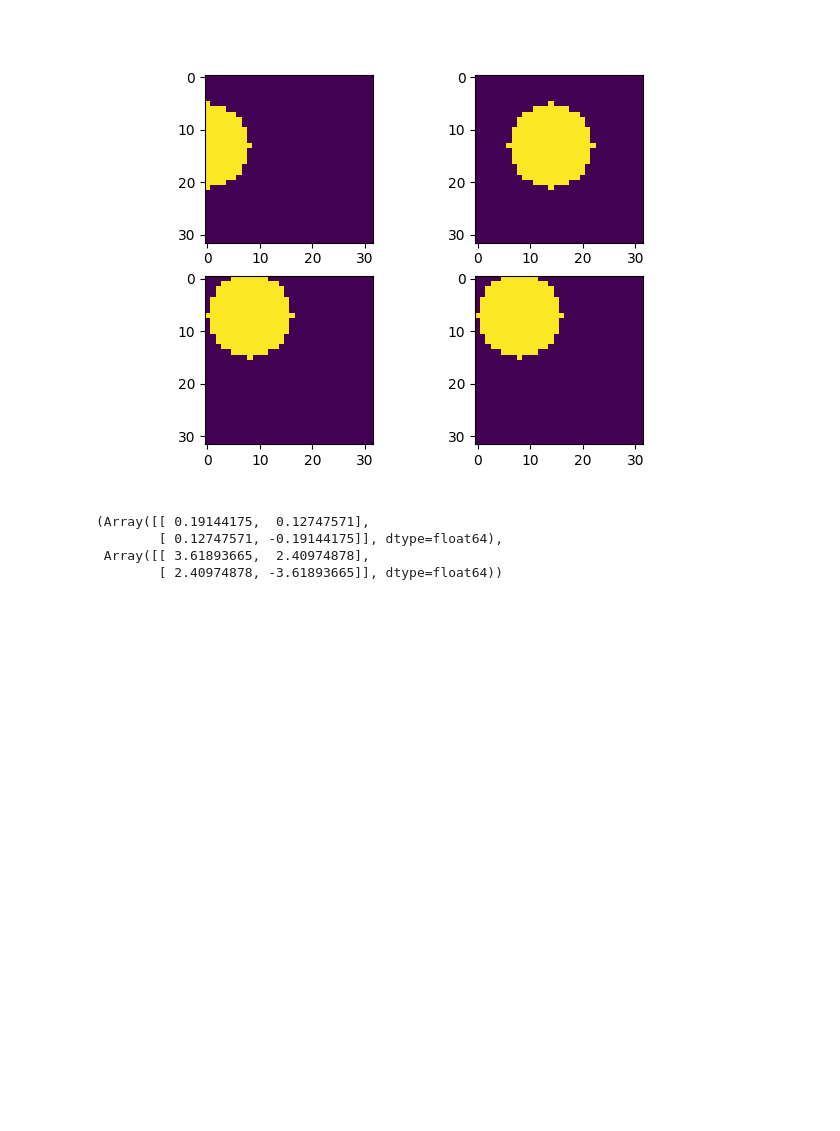
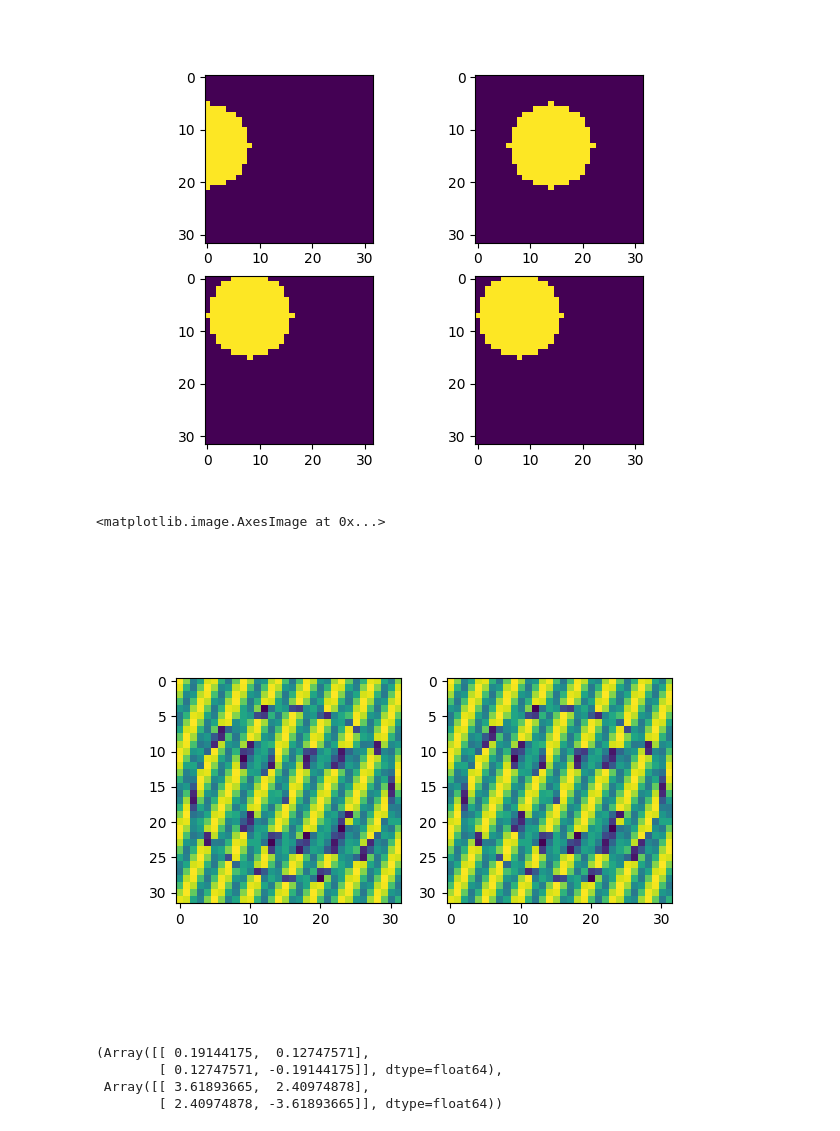
Before and after one commit to LiberTEM/Microscope-Calibration, a Jupyter notebook: prototypes/testbed.ipynb, the cells around one changed output. Cells and saved outputs as stored; diff of their text form; code cells hidden in the pictures; blank space fills up the shorter version.

```diff
--- a/prototypes/testbed.ipynb
+++ b/prototypes/testbed.ipynb
@@ -83,6 +161,34 @@ axes[1, 1].imshow(projected[17, 17, :, :])
 # %% [output]
 <matplotlib.image.AxesImage at 0x...>
 [figure]
+# %%
+params = Parameters4DSTEM(
+    overfocus=1,
+    scan_pixel_pitch=1,
+    camera_length=1,
+    detector_pixel_pitch=2,
+    semiconv=np.pi/2,
+    scan_center=PixelYX(x=16, y=16.),
+    scan_rotation=0.,
+    flip_y=False,
+    detector_center=PixelYX(x=16, y=16.),
+    detector_rotation=np.pi/2,
+    descan_error=DescanError()
+)
+obj = smiley(32)
+res = project(
+    image=obj,
+    detector_shape=(32, 32),
+    scan_shape=(32, 32),
+    sim_params=params,
+)
+fig, axes = plt.subplots(1, 2)
+axes[0].imshow(obj)
+axes[1].imshow(np.rot90(res[16, 15], k=-1))
+#assert_allclose(obj, np.rot90(res[15, 16], k=-1))
+# %% [output]
+<matplotlib.image.AxesImage at 0x...>
+[figure, added]
 # %%
 trans = rotate(np.pi/1.23) @ scale(0.23) @ flip_y()
 cis = jnp.linalg.inv(trans)
```
Also changed, not shown: parts of 6 cells of this notebook, 7 other files.
